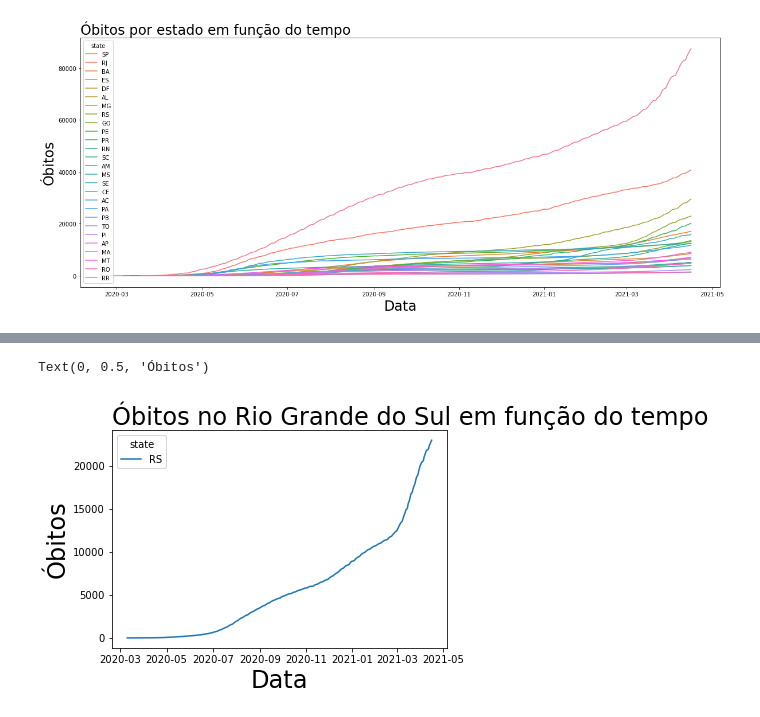
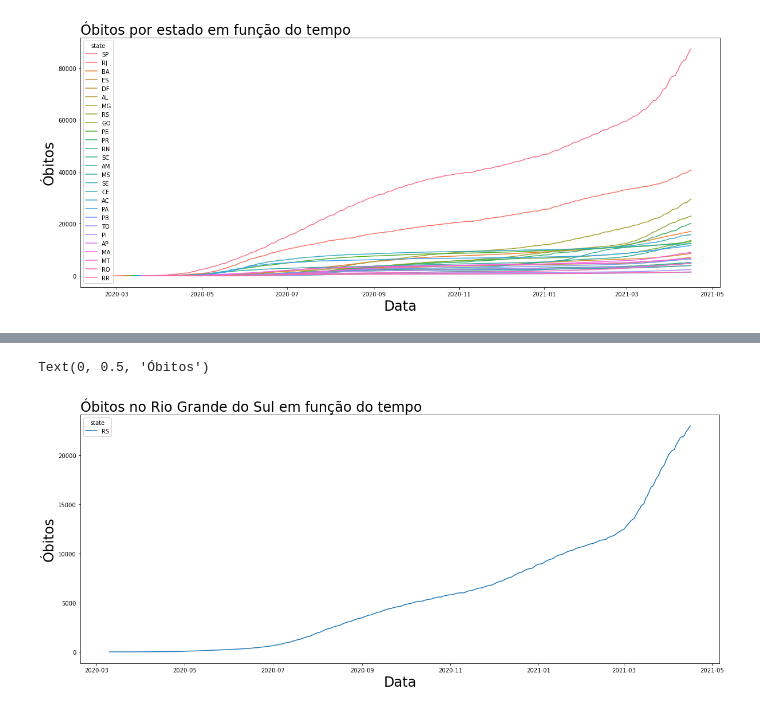
Before and after one commit to joaoarthursilva/covid-19-analise, a Jupyter notebook: COVID-19 - Análise.ipynb, the cells around one changed output, grey strips where cells are left out. Cells and saved outputs as stored; diff of their text form; code cells hidden in the pictures.

```diff
--- a/COVID-19 - Análise.ipynb
+++ b/COVID-19 - Análise.ipynb
@@ -48,9 +48,10 @@ df_rs.head()
 5 rows × 22 columns
 # %%
+plt.figure(figsize=(20,8))
 fig = sns.lineplot(x='date', y='deaths', hue='state', data=df_rs) # plota óbitos em função do tempo
 fig.set_title('Óbitos no Rio Grande do Sul em função do tempo', loc='left', fontsize=24)
 fig.set_xlabel('Data', fontsize=24)
 fig.set_ylabel('Óbitos', fontsize=24)
 # %% [output]
 Text(0, 0.5, 'Óbitos')
-[figure, old version]
+[figure, new version]
```
Also changed, not shown: parts of 7 cells of this notebook.
